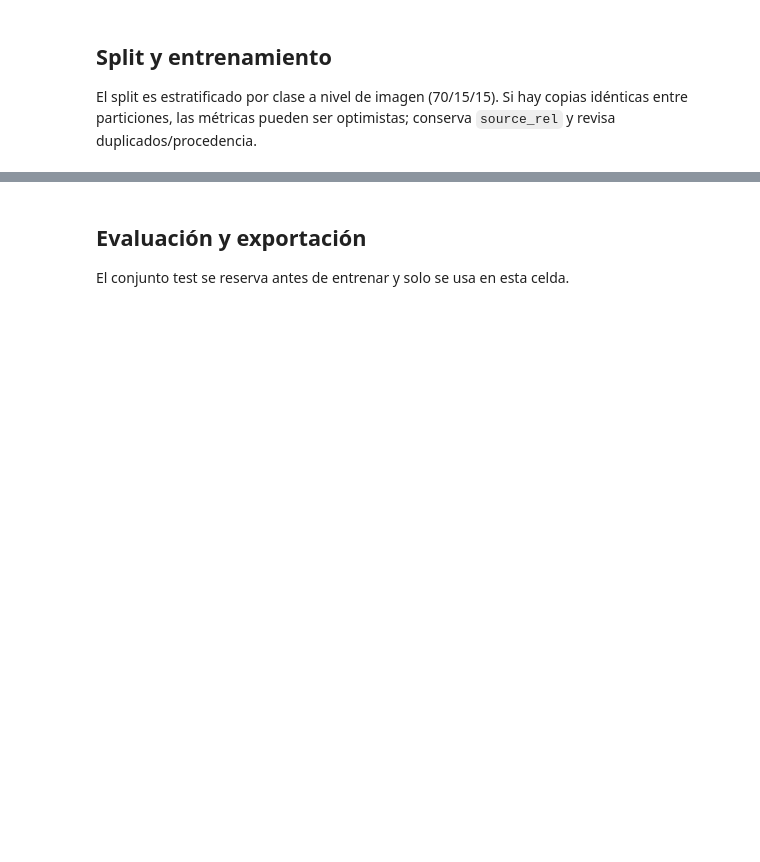
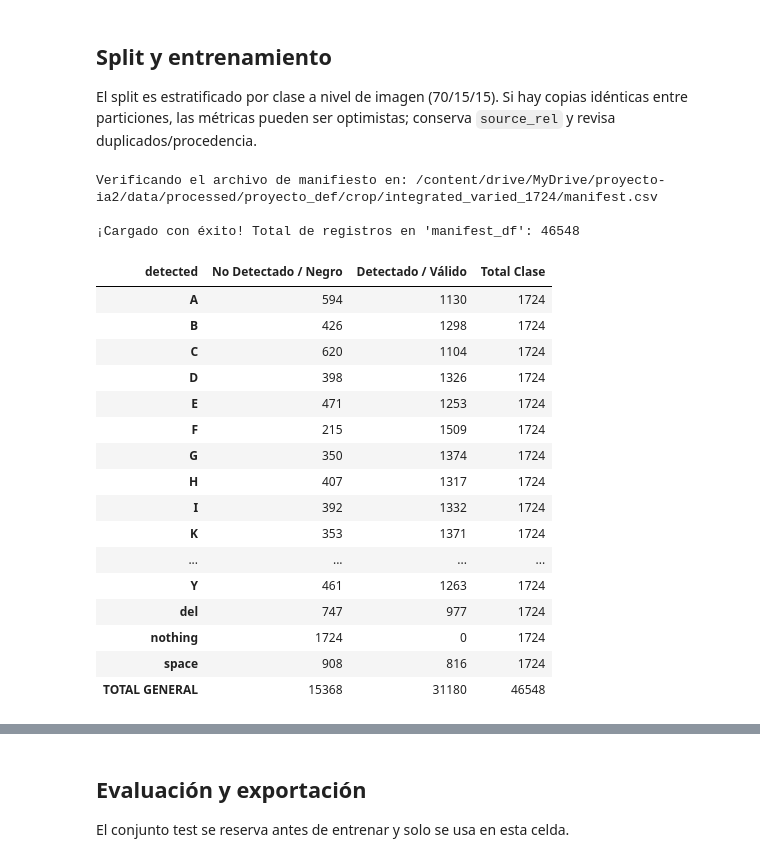
Before and after one commit to codebysofiav/asl-sign-language-recognition, a Jupyter notebook: proyecto_def/notebooks/11_entrenamiento_recortes_colab.ipynb, the cells around one changed output, grey strips where cells are left out. Cells and saved outputs as stored; diff of their text form; code cells hidden in the pictures; blank space fills up the shorter version.

```diff
--- a/proyecto_def/notebooks/11_entrenamiento_recortes_colab.ipynb
+++ b/proyecto_def/notebooks/11_entrenamiento_recortes_colab.ipynb
@@ -212,4 +300,48 @@ display(manifest_df.groupby(["label","detected"]).size().unstack(fill_value=0))
 ## Split y entrenamiento
 
 El split es estratificado por clase a nivel de imagen (70/15/15). Si hay copias idénticas entre particiones, las métricas pueden ser optimistas; conserva `source_rel` y revisa duplicados/procedencia.
+# %%
+# Carga directa y segura del manifest.csv preexistente en memoria
+import pandas as pd
+
+print("Verificando el archivo de manifiesto en:", MANIFEST)
+if MANIFEST.exists():
+    manifest_df = pd.read_csv(MANIFEST)
+    print(f"\n¡Cargado con éxito! Total de registros en 'manifest_df': {len(manifest_df)}")
+
+    # Crear la tabla de resumen estructurada
+    summary = manifest_df.groupby(["label", "detected"]).size().unstack(fill_value=0)
+    for col in [0, 1]:
+        if col not in summary.columns:
+            summary[col] = 0
+    summary = summary.rename(columns={0: "No Detectado / Negro", 1: "Detectado / Válido"})
+    summary["Total Clase"] = summary["No Detectado / Negro"] + summary["Detectado / Válido"]
+
+    totals = summary.sum().rename("TOTAL GENERAL")
+    summary = pd.concat([summary, totals.to_frame().T])
+
+    display(summary)
+else:
+    print(f"ERROR: No se encontró el manifiesto en la ruta: {MANIFEST}")
+# %% [output]
+Verificando el archivo de manifiesto en: /content/drive/MyDrive/proyecto-ia2/data/processed/proyecto_def/crop/integrated_varied_1724/manifest.csv
+
+¡Cargado con éxito! Total de registros en 'manifest_df': 46548
+| detected | No Detectado / Negro | Detectado / Válido | Total Clase |
+| A | 594 | 1130 | 1724 |
+| B | 426 | 1298 | 1724 |
+| C | 620 | 1104 | 1724 |
+| D | 398 | 1326 | 1724 |
+| E | 471 | 1253 | 1724 |
+| F | 215 | 1509 | 1724 |
+| G | 350 | 1374 | 1724 |
+| H | 407 | 1317 | 1724 |
+| I | 392 | 1332 | 1724 |
+| K | 353 | 1371 | 1724 |
+| ... | ... | ... | ... |
+| Y | 461 | 1263 | 1724 |
+| del | 747 | 977 | 1724 |
+| nothing | 1724 | 0 | 1724 |
+| space | 908 | 816 | 1724 |
+| TOTAL GENERAL | 15368 | 31180 | 46548 |
 # %%
```
Also changed, not shown: parts of 5 cells of this notebook, 5 other files.
